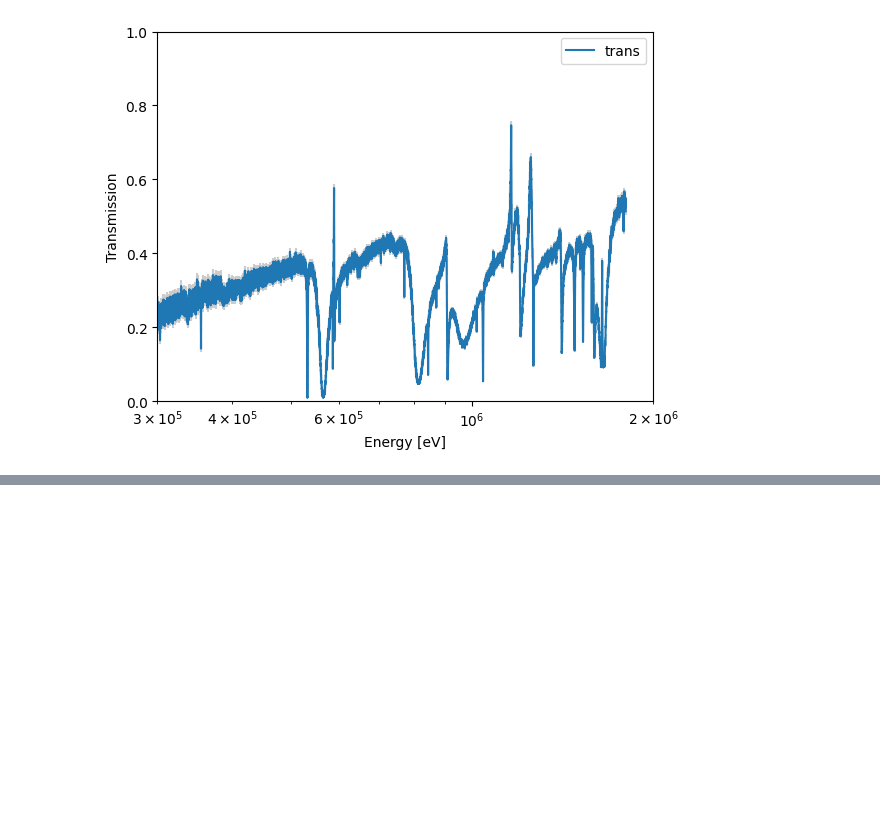
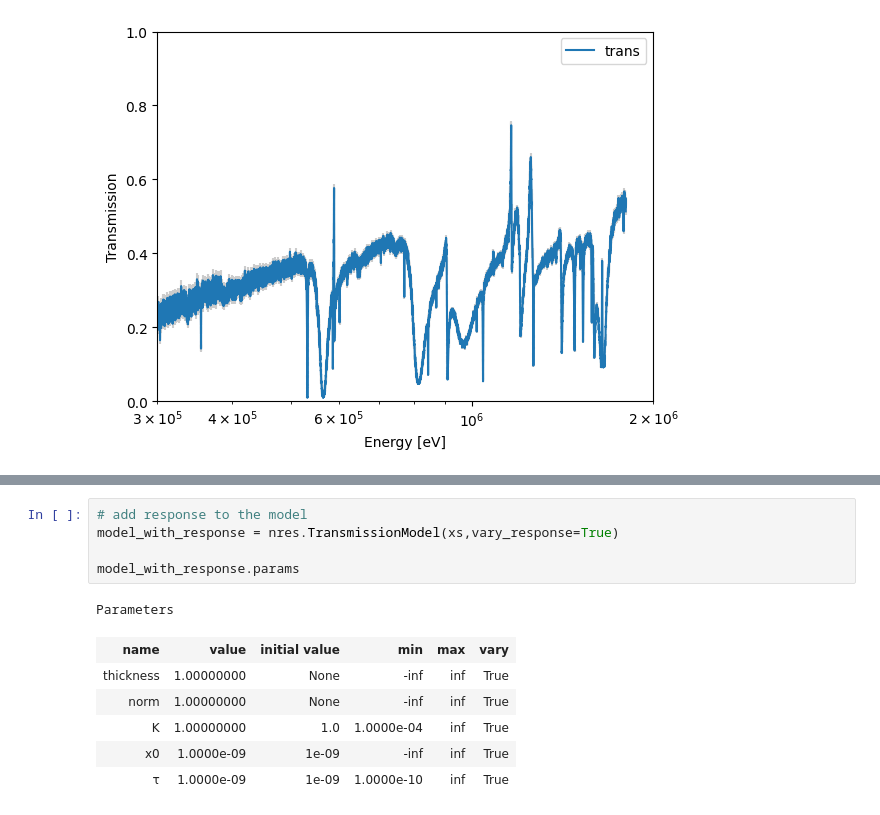
Before and after one commit to TsvikiHirsh/nres, a Jupyter notebook: notebooks/nres_demo.ipynb, the cells around one changed output, grey strips where cells are left out. Drawn from its saved outputs; the diff is of its cells as text; blank space fills up the shorter version.

```diff
--- a/notebooks/nres_demo.ipynb
+++ b/notebooks/nres_demo.ipynb
@@ -442,0 +529,13 @@ data.plot(xlim=(3e5,2e6))
+# %%
+# add response to the model
+model_with_response = nres.TransmissionModel(xs,vary_response=True)
+
+model_with_response.params
+# %% [output]
+Parameters
+| name | value | initial value | min | max | vary |
+| thickness | 1.00000000 | None | -inf | inf | True |
+| norm | 1.00000000 | None | -inf | inf | True |
+| K | 1.00000000 | 1.0 | 1.0000e-04 | inf | True |
+| x0 | 1.0000e-09 | 1e-09 | -inf | inf | True |
+| τ | 1.0000e-09 | 1e-09 | 1.0000e-10 | inf | True |
```
Also changed, not shown: parts of 16 cells of this notebook.
